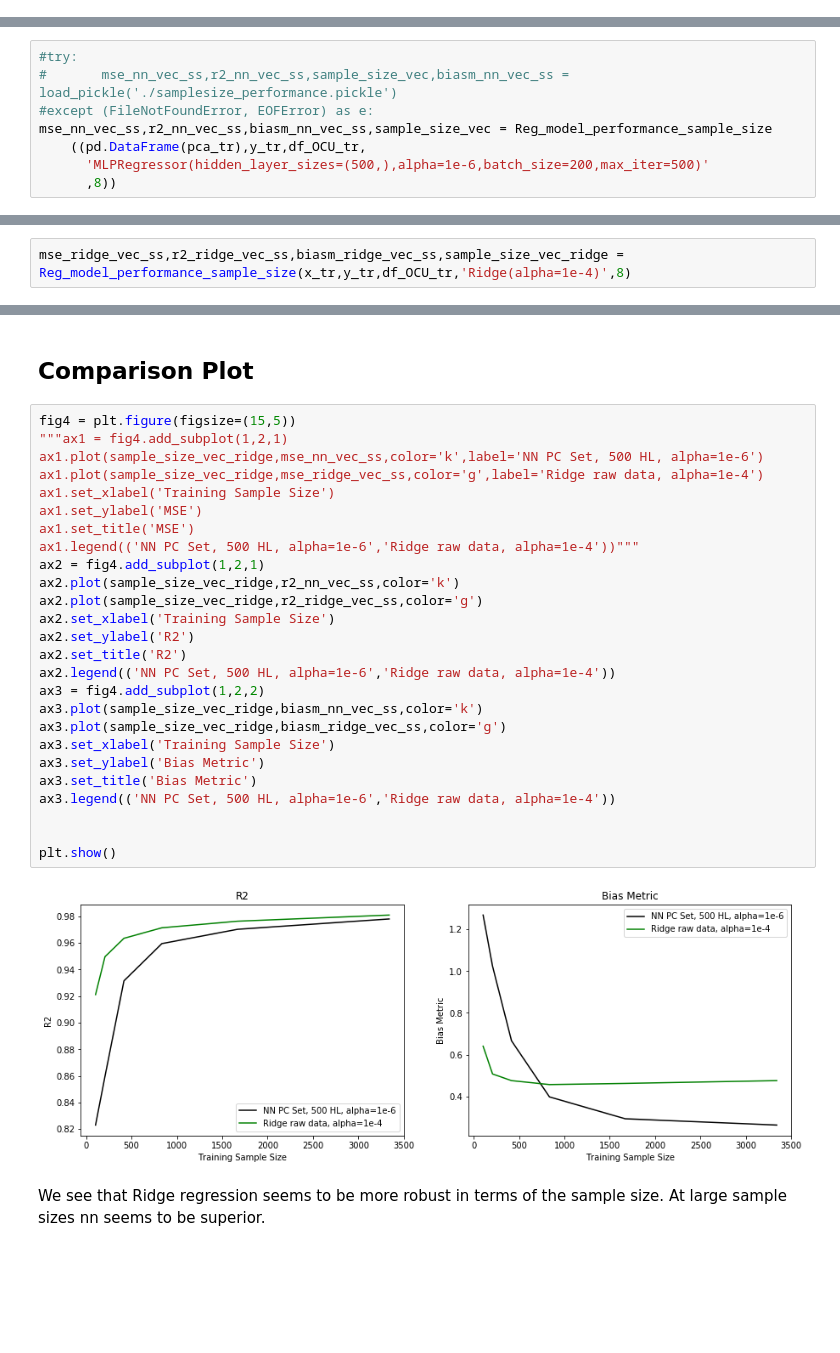
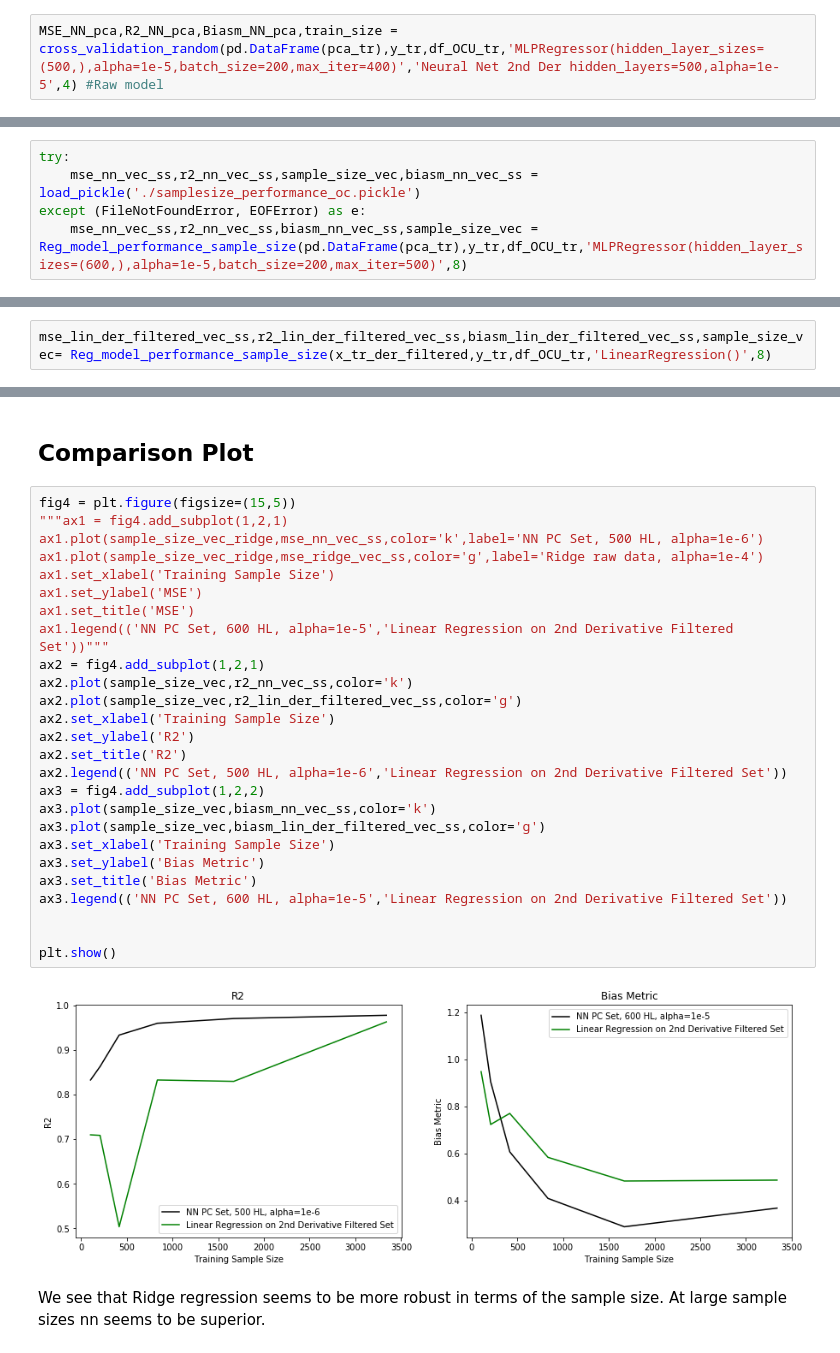
Before and after one commit to zweili/ml_project_2, a Jupyter notebook: Final Notebook Lucas.ipynb, the cells around one changed output, grey strips where cells are left out. Saved outputs shown, nothing was run; the diff lists cells and outputs as text; blank space fills up the shorter version.

```diff
--- a/Final Notebook Lucas.ipynb
+++ b/Final Notebook Lucas.ipynb
@@ -874,0 +904,2 @@ sns.heatmap(biasm_nn_pca_arr.astype('float')/r2_nn_pca_arr.astype('float'),annot
+# %%
+MSE_NN_pca,R2_NN_pca,Biasm_NN_pca,train_size = cross_validation_random(pd.DataFrame(pca_tr),y_tr,df_OCU_tr,'MLPRegressor(hidden_layer_sizes=(500,),alpha=1e-5,batch_size=200,max_iter=400)','Neural Net 2nd Der hidden_layers=500,alpha=1e-5',4) #Raw model
@@ -1037,11 +1105,8 @@ cross_validation_sample_size(pd.DataFrame(pca_tr),y_tr,df_OCU_tr,'MLPRegressor(h
 # %% [markdown]
 Now we will use the function Reg_model_performance_sample_size to plot the performance as a function of sample size
 # %%
-#try:
-#       mse_nn_vec_ss,r2_nn_vec_ss,sample_size_vec,biasm_nn_vec_ss = load_pickle('./samplesize_performance.pickle')
-#except (FileNotFoundError, EOFError) as e:
-mse_nn_vec_ss,r2_nn_vec_ss,biasm_nn_vec_ss,sample_size_vec = Reg_model_performance_sample_size
-    ((pd.DataFrame(pca_tr),y_tr,df_OCU_tr,
-      'MLPRegressor(hidden_layer_sizes=(500,),alpha=1e-6,batch_size=200,max_iter=500)'
-      ,8))
+try:
+    mse_nn_vec_ss,r2_nn_vec_ss,sample_size_vec,biasm_nn_vec_ss = load_pickle('./samplesize_performance_oc.pickle')
+except (FileNotFoundError, EOFError) as e:
+    mse_nn_vec_ss,r2_nn_vec_ss,biasm_nn_vec_ss,sample_size_vec = Reg_model_performance_sample_size(pd.DataFrame(pca_tr),y_tr,df_OCU_tr,'MLPRegressor(hidden_layer_sizes=(600,),alpha=1e-5,batch_size=200,max_iter=500)',8)
 # %% [output]
@@ -1100,3 +1134 @@ Fold # 1 Test bias metric: 0.44
 We can also do the same analysis with our second best performing model
-# %%
-mse_ridge_vec_ss,r2_ridge_vec_ss,biasm_ridge_vec_ss,sample_size_vec_ridge = Reg_model_performance_sample_size(x_tr,y_tr,df_OCU_tr,'Ridge(alpha=1e-4)',8)
@@ -1120,0 +1135,2 @@ Average bias metric 0.640446114065748
+# %%
+mse_lin_der_filtered_vec_ss,r2_lin_der_filtered_vec_ss,biasm_lin_der_filtered_vec_ss,sample_size_vec= Reg_model_performance_sample_size(x_tr_der_filtered,y_tr,df_OCU_tr,'LinearRegression()',8)
@@ -1123,31 +1157,31 @@ Average bias metric 0.640446114065748
 # %%
 fig4 = plt.figure(figsize=(15,5))
 """ax1 = fig4.add_subplot(1,2,1)
 ax1.plot(sample_size_vec_ridge,mse_nn_vec_ss,color='k',label='NN PC Set, 500 HL, alpha=1e-6')
 ax1.plot(sample_size_vec_ridge,mse_ridge_vec_ss,color='g',label='Ridge raw data, alpha=1e-4')
 ax1.set_xlabel('Training Sample Size')
 ax1.set_ylabel('MSE')
 ax1.set_title('MSE')
-ax1.legend(('NN PC Set, 500 HL, alpha=1e-6','Ridge raw data, alpha=1e-4'))"""
+ax1.legend(('NN PC Set, 600 HL, alpha=1e-5','Linear Regression on 2nd Derivative Filtered Set'))"""
 ax2 = fig4.add_subplot(1,2,1)
-ax2.plot(sample_size_vec_ridge,r2_nn_vec_ss,color='k')
-ax2.plot(sample_size_vec_ridge,r2_ridge_vec_ss,color='g')
+ax2.plot(sample_size_vec,r2_nn_vec_ss,color='k')
+ax2.plot(sample_size_vec,r2_lin_der_filtered_vec_ss,color='g')
 ax2.set_xlabel('Training Sample Size')
 ax2.set_ylabel('R2')
 ax2.set_title('R2')
-ax2.legend(('NN PC Set, 500 HL, alpha=1e-6','Ridge raw data, alpha=1e-4'))
+ax2.legend(('NN PC Set, 500 HL, alpha=1e-6','Linear Regression on 2nd Derivative Filtered Set'))
 ax3 = fig4.add_subplot(1,2,2)
-ax3.plot(sample_size_vec_ridge,biasm_nn_vec_ss,color='k')
-ax3.plot(sample_size_vec_ridge,biasm_ridge_vec_ss,color='g')
+ax3.plot(sample_size_vec,biasm_nn_vec_ss,color='k')
+ax3.plot(sample_size_vec,biasm_lin_der_filtered_vec_ss,color='g')
 ax3.set_xlabel('Training Sample Size')
 ax3.set_ylabel('Bias Metric')
 ax3.set_title('Bias Metric')
-ax3.legend(('NN PC Set, 500 HL, alpha=1e-6','Ridge raw data, alpha=1e-4'))
+ax3.legend(('NN PC Set, 600 HL, alpha=1e-5','Linear Regression on 2nd Derivative Filtered Set'))
 
 
 plt.show()
 # %% [output]
-[figure, old version]
+[figure, new version]
 # %% [markdown]
 We see that Ridge regression seems to be more robust in terms of the sample size.
 At large sample sizes nn seems to be superior.
```
Also changed, not shown: parts of 35 cells of this notebook, 4 other files.
